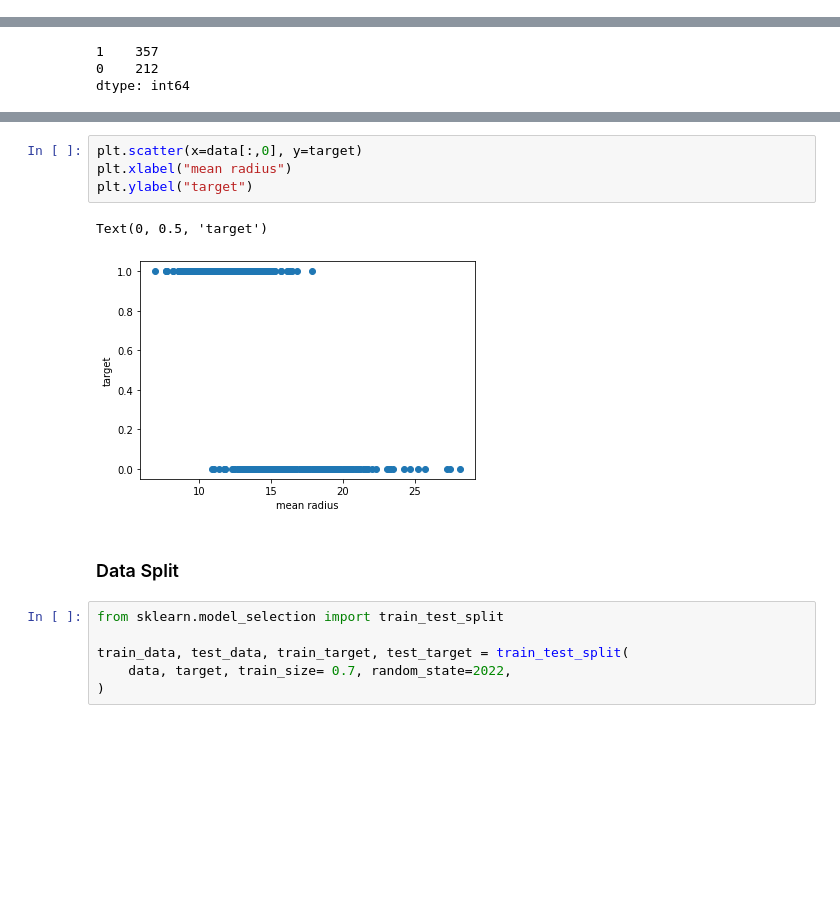
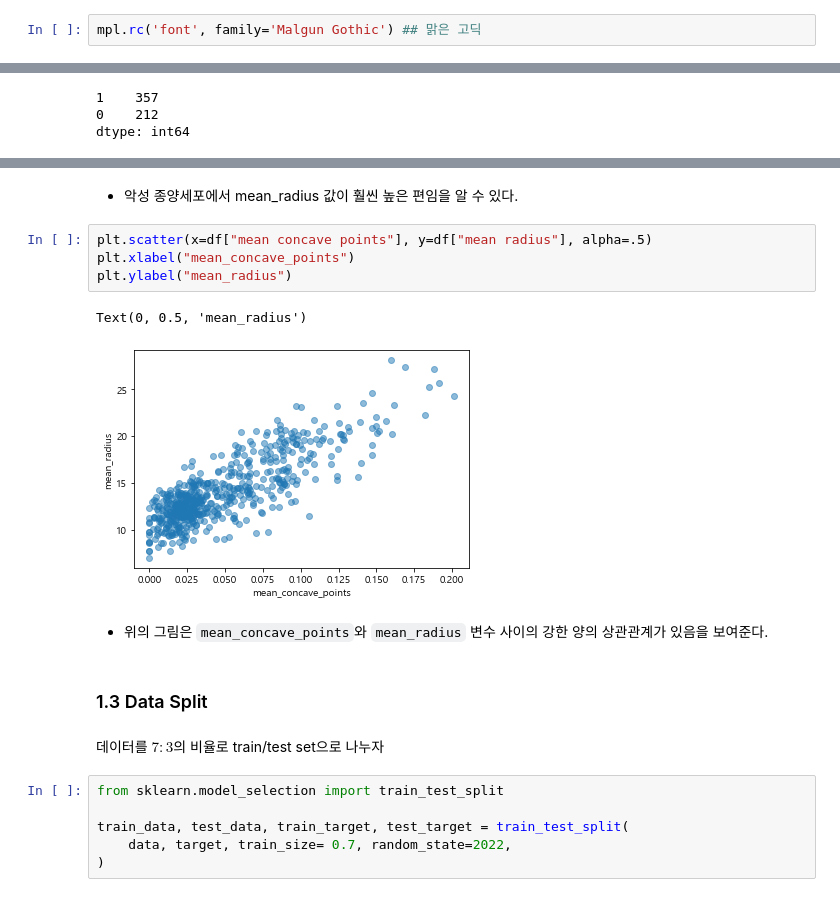
Before and after one commit to pinkocto/BP2022, a Jupyter notebook: _notebooks/2022-04-26.ipynb, the cells around one changed output, grey strips where cells are left out. Cells and saved outputs as stored; diff of their text form; blank space fills up the shorter version.

```diff
--- a/_notebooks/2022-04-26.ipynb
+++ b/_notebooks/2022-04-26.ipynb
@@ -15,0 +19,2 @@ import seaborn as sns
+# %%
+mpl.rc('font', family='Malgun Gothic') ## 맑은 고딕
@@ -146,12 +169,18 @@ sns.histplot(target.astype(np.string_))
+# %% [markdown]
+- 악성 종양세포에서 mean_radius 값이 훨씬 높은 편임을 알 수 있다.
 # %%
-plt.scatter(x=data[:,0], y=target)
-plt.xlabel("mean radius")
-plt.ylabel("target")
+plt.scatter(x=df["mean concave points"], y=df["mean radius"], alpha=.5)
+plt.xlabel("mean_concave_points")
+plt.ylabel("mean_radius")
 # %% [output]
-Text(0, 0.5, 'target')
+Text(0, 0.5, 'mean_radius')
-[figure, old version]
+[figure, new version]
+# %% [markdown]
+- 위의 그림은 `mean_concave_points`와 `mean_radius` 변수 사이의 강한 양의 상관관계가 있음을 보여준다.
 # %% [markdown]
-### Data Split
+### 1.3 Data Split
+# %% [markdown]
+데이터를 $7:3$의 비율로 train/test set으로 나누자
 # %%
 from sklearn.model_selection import train_test_split
 
```
Also changed, not shown: parts of 15 cells of this notebook.
